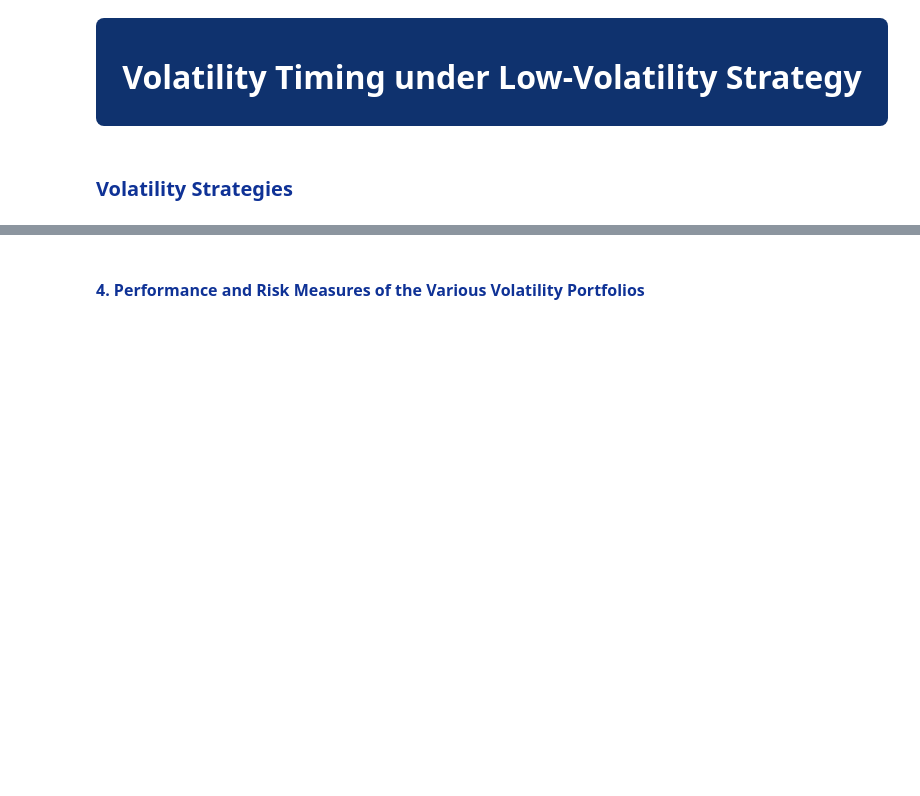
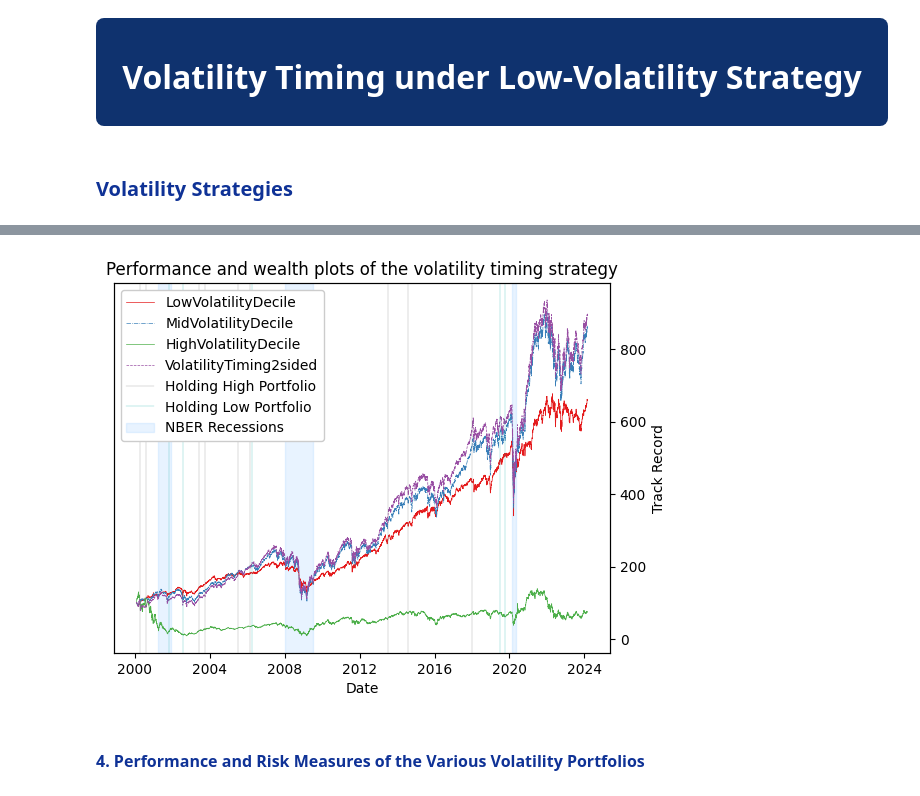
Before and after one commit to NaimLehbiben/Python-API-Bloomberg, a Jupyter notebook: Notebook.ipynb, the cells around one changed output, grey strips where cells are left out. Saved outputs shown, nothing was run; the diff lists cells and outputs as text; code cells hidden in the pictures; blank space fills up the shorter version.

```diff
--- a/Notebook.ipynb
+++ b/Notebook.ipynb
@@ -51,5 +60,0 @@ asset_index.get_port_file('VolatilityTiming')
-# %%
-asset_indices_monthly = Utilities.load_asset_indices(["LowVolatilityDecile", "MidVolatilityDecile", "HighVolatilityDecile"],
-                                             folder_subpath="asset_indices\\monthly_eq_weighted")
-other_data = Utilities.get_data_from_pickle('other_US_data')
-IndexPlotter.asset_indices_plot_under_diff_conditions(asset_indices_monthly,other_data)
@@ -58,7 +66,8 @@ IndexPlotter.asset_indices_plot_under_diff_conditions(asset_indices_monthly,othe
 # %%
 # Graph des tracks records des stratégies
-asset_indices_monthly = Utilities.load_asset_indices(["LowVolatilityDecile", "MidVolatilityDecile", "HighVolatilityDecile",
-                                              "VolatilityTiming", "VolatilityTiming2sided"],
-                                             folder_subpath="asset_indices\\monthly_eq_weighted")
-other_data = Utilities.get_data_from_pickle('other_US_data')
-IndexPlotter.plot_track_records(asset_indices_monthly, other_data['USRINDEX Index'])
+asset_indices = {ticker :item for ticker, item in asset_indices_monthly_all.items() if ticker in
+                 ["LowVolatilityDecile", "MidVolatilityDecile", "HighVolatilityDecile", "VolatilityTiming2sided"]}
+
+IndexPlotter.plot_track_records(asset_indices, other_data['USRINDEX Index'])
+# %% [output]
+[figure, added]
```
Also changed, not shown: parts of 19 cells of this notebook, 6 other files.
